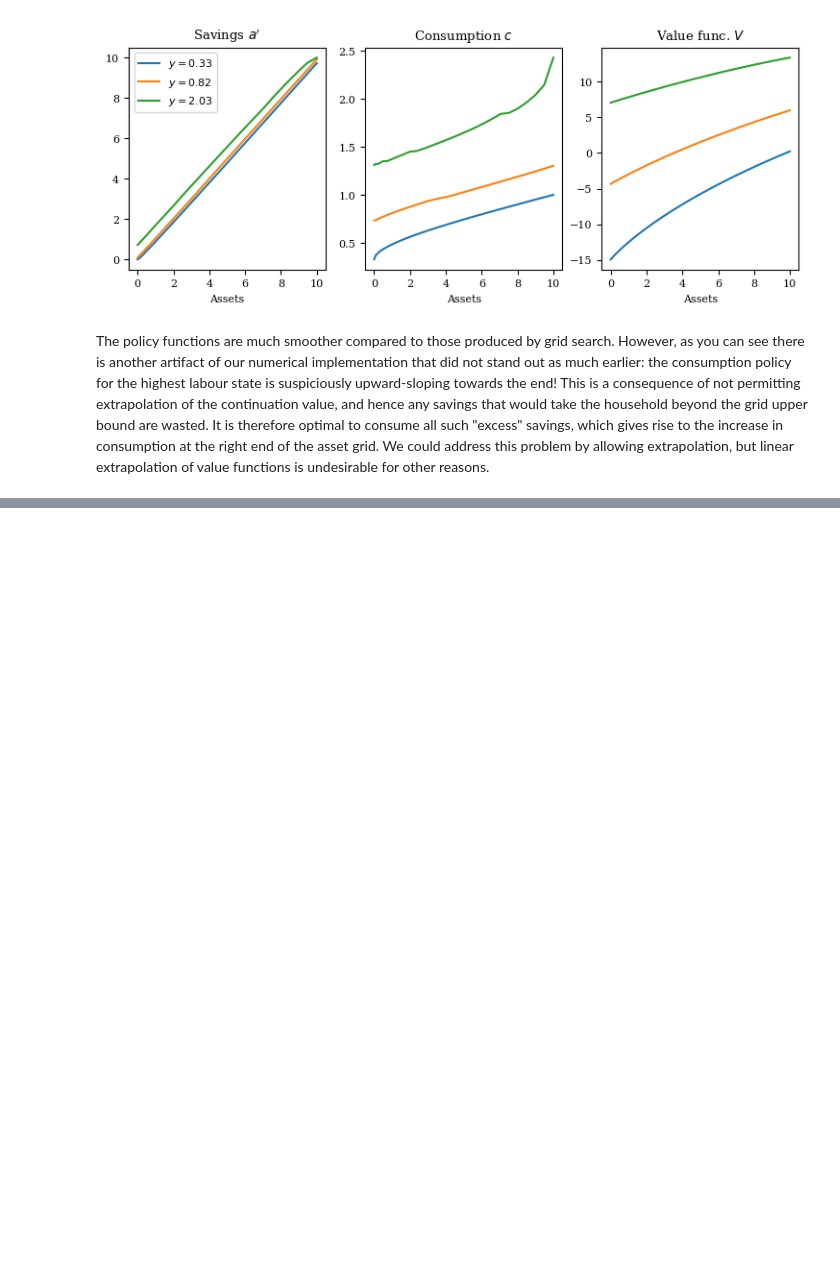
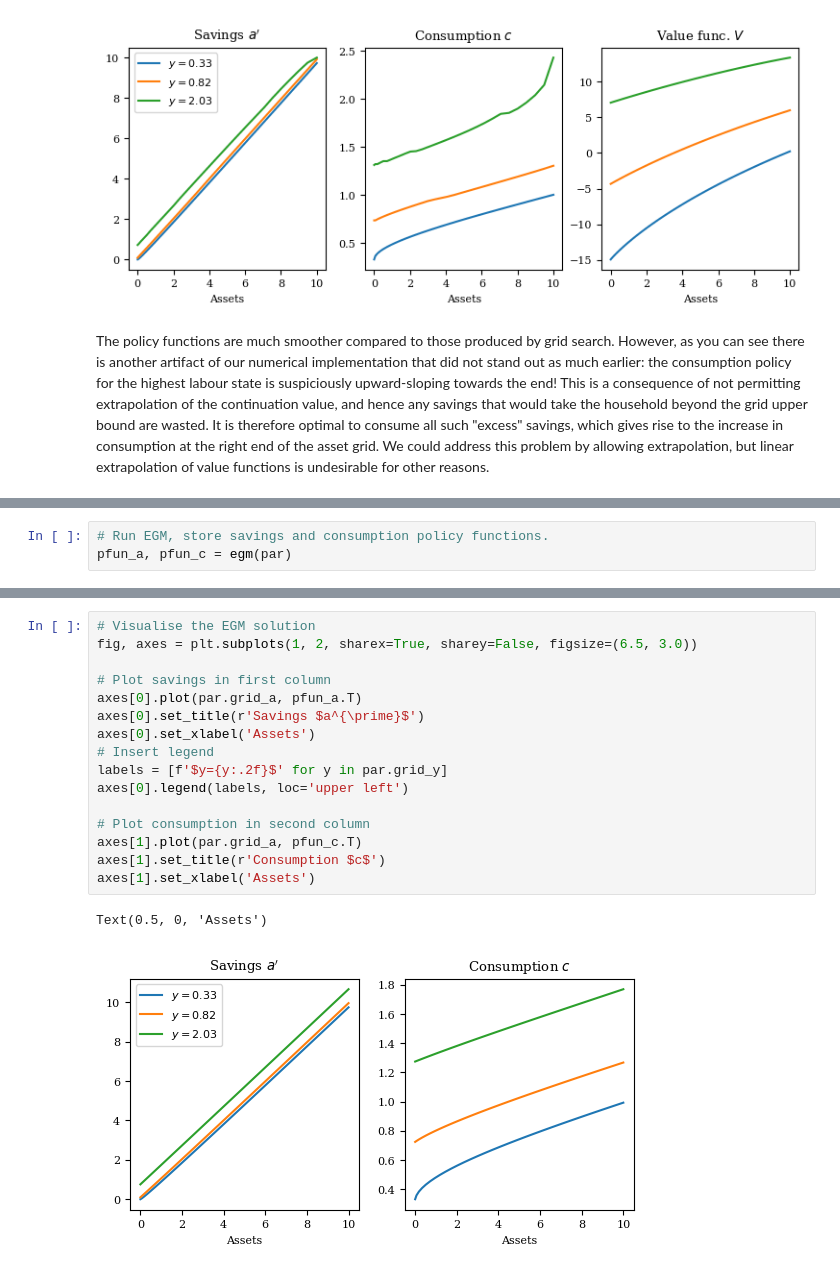
Before and after one commit to richardfoltyn/python-intro-PGR, a Jupyter notebook: lectures/unit11.ipynb, the cells around one changed output, grey strips where cells are left out. Saved outputs shown, nothing was run; the diff lists cells and outputs as text; blank space fills up the shorter version.

```diff
--- a/lectures/unit11.ipynb
+++ b/lectures/unit11.ipynb
@@ -1007,0 +1188,3 @@ We could address this problem by allowing extrapolation, but linear extrapolatio
+# %%
+# Run EGM, store savings and consumption policy functions.
+pfun_a, pfun_c = egm(par)
@@ -1007,0 +1201,19 @@ We could address this problem by allowing extrapolation, but linear extrapolatio
+# %%
+# Visualise the EGM solution
+fig, axes = plt.subplots(1, 2, sharex=True, sharey=False, figsize=(6.5, 3.0))
+
+# Plot savings in first column
+axes[0].plot(par.grid_a, pfun_a.T)
+axes[0].set_title(r'Savings $a^{\prime}$')
+axes[0].set_xlabel('Assets')
+# Insert legend
+labels = [f'$y={y:.2f}$' for y in par.grid_y]
+axes[0].legend(labels, loc='upper left')
+
+# Plot consumption in second column
+axes[1].plot(par.grid_a, pfun_c.T)
+axes[1].set_title(r'Consumption $c$')
+axes[1].set_xlabel('Assets')
+# %% [output]
+Text(0.5, 0, 'Assets')
+[figure, added]
```
Also changed, not shown: parts of 8 cells of this notebook, 2 other files.
